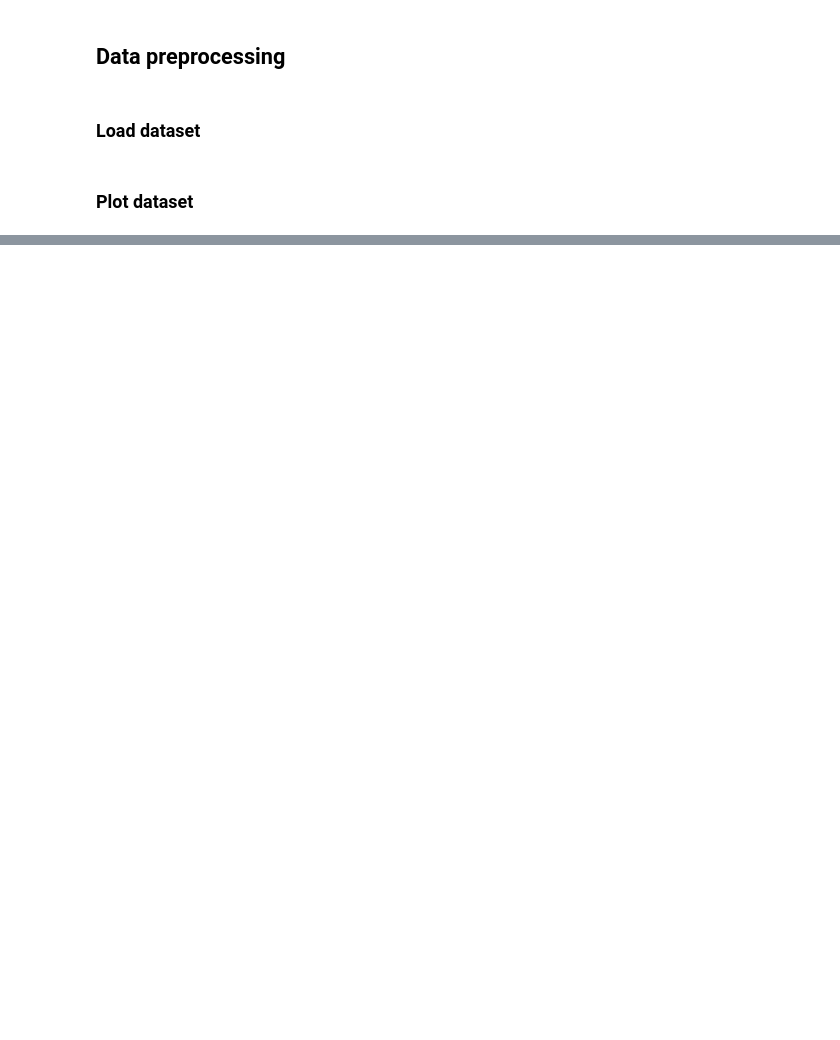
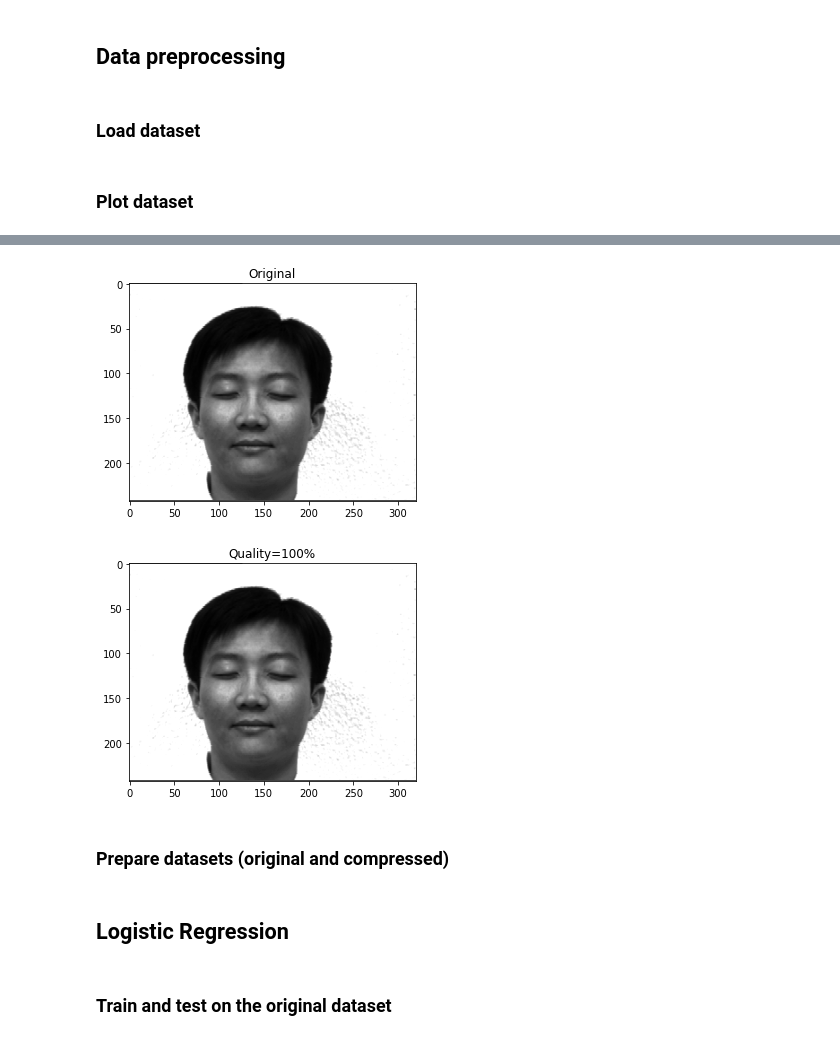
Before and after one commit to jeffcav/face-recog, a Jupyter notebook: yalefaces.ipynb, the cells around one changed output, grey strips where cells are left out. Drawn from its saved outputs; the diff is of its cells as text; code cells hidden in the pictures; blank space fills up the shorter version.

```diff
--- a/yalefaces.ipynb
+++ b/yalefaces.ipynb
@@ -56,0 +88,21 @@ plt.show()
+# %%
+image_quality = 1
+n_components = int(num_faces * image_quality)
+
+pca = PCA(n_components=n_components)
+pca.fit(X)
+X_compressed = pca.transform(X)
+X_reconstructed = pca.inverse_transform(X_compressed)
+# %%
+plt.imshow(X[0].reshape(yalefaces.SHAPE), cmap="gray")
+plt.title("Original")
+plt.show()
+
+plt.imshow(X_reconstructed[0].reshape(yalefaces.SHAPE), cmap="gray")
+plt.title(f"Quality={image_quality*100}%")
+plt.show()
+# %% [output]
+[figure, added]
+[figure, added]
+# %% [markdown]
+### Prepare datasets (original and compressed)
@@ -56,0 +117,4 @@ plt.show()
+# %% [markdown]
+## Logistic Regression
+# %% [markdown]
+### Train and test on the original dataset
```
Also changed, not shown: parts of 16 cells of this notebook, 1 other file.
